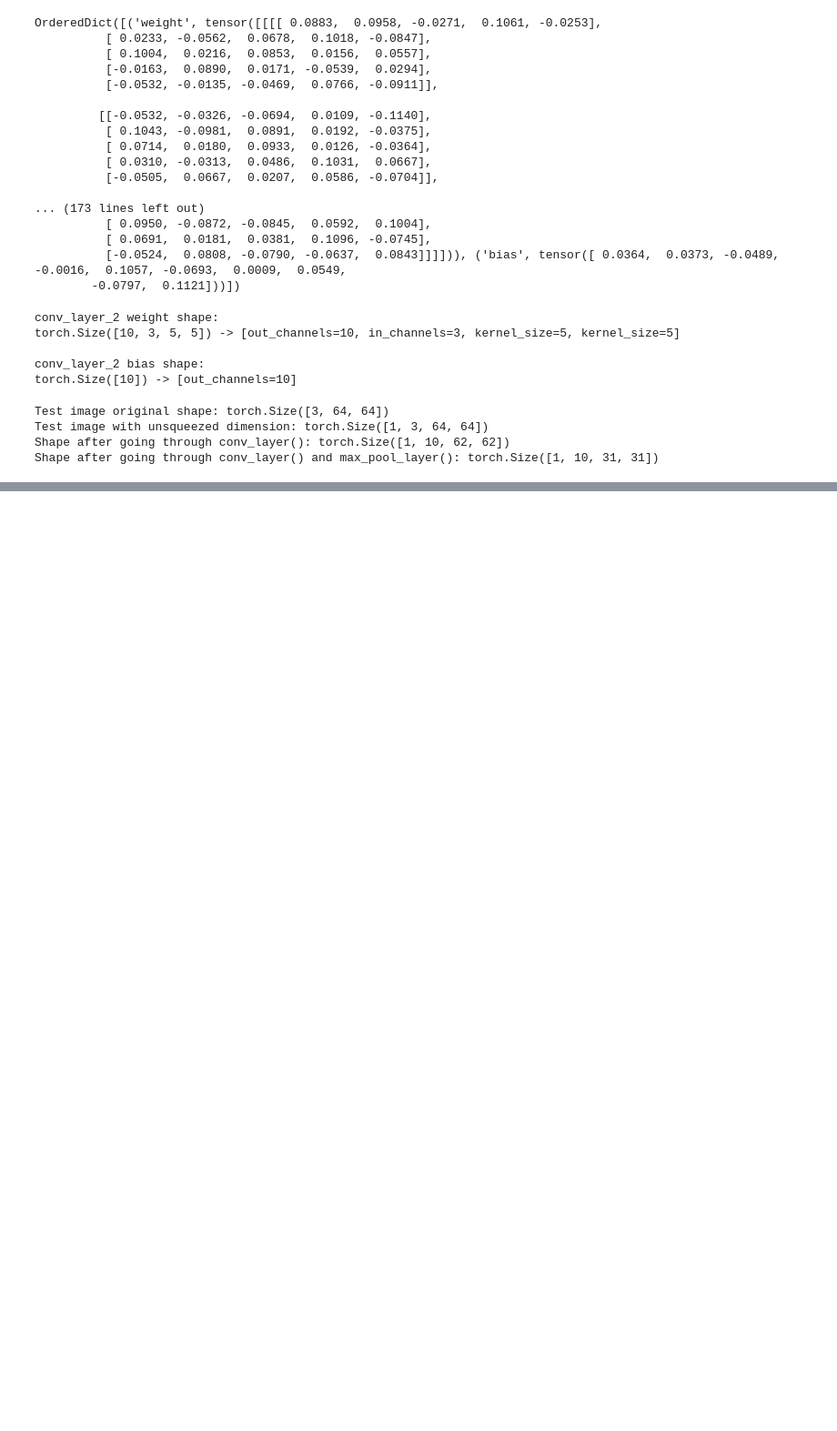
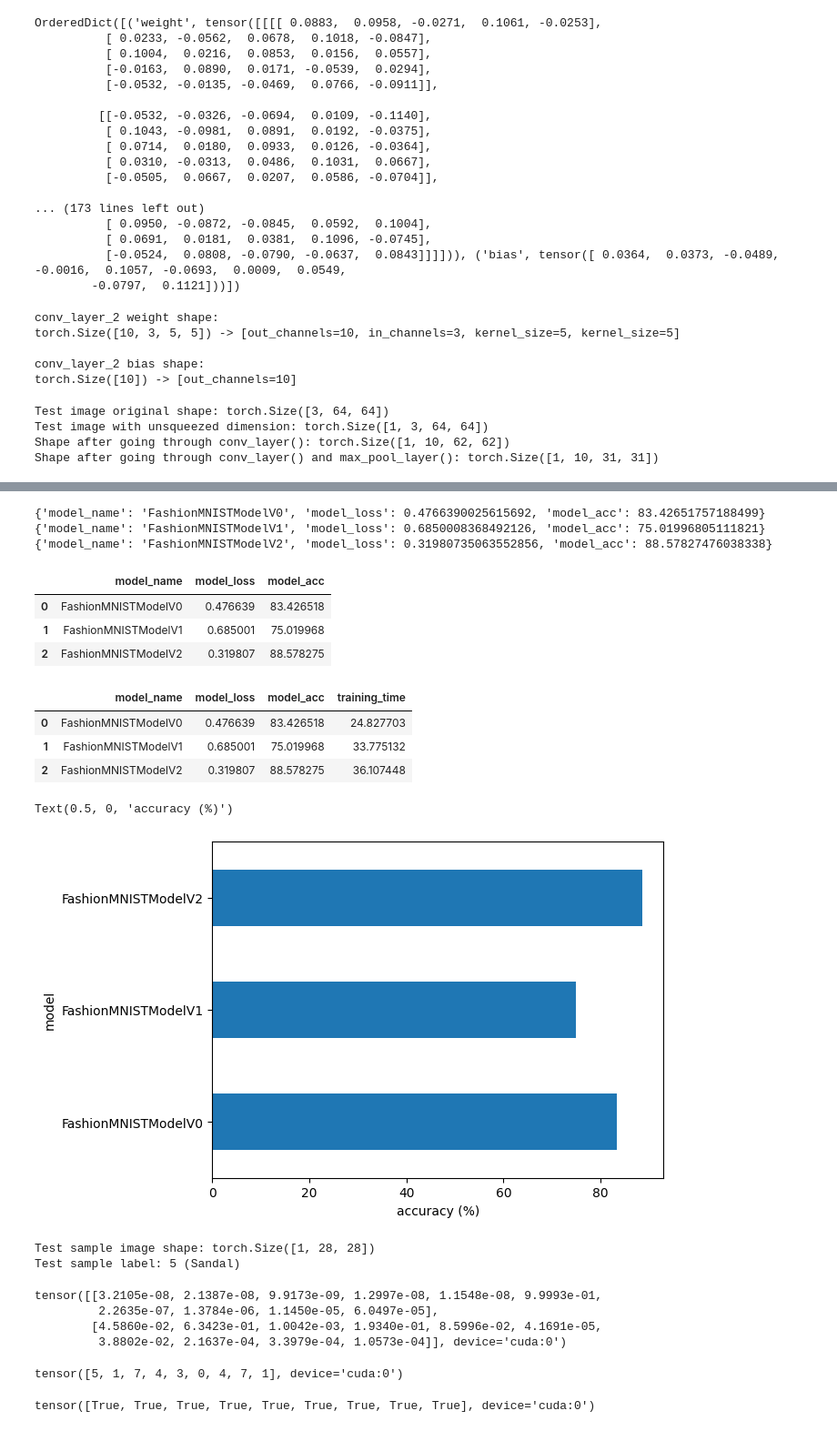
Before and after one commit to AlexanderAKM/Pytorch-Fundamentals, a Jupyter notebook: 03_pytorch_computer_vision.ipynb, the cells around one changed output, grey strips where cells are left out. Shown at 91% size. Saved outputs shown, nothing was run; the diff lists cells and outputs as text; code cells hidden in the pictures; blank space fills up the shorter version.

```diff
--- a/03_pytorch_computer_vision.ipynb
+++ b/03_pytorch_computer_vision.ipynb
@@ -739,0 +763,4 @@ Shape after going through conv_layer() and max_pool_layer(): torch.Size([1, 10,
+# %%
+# Setup loss and optimizer
+loss_fn = nn.CrossEntropyLoss()
+optimizer = torch.optim.SGD(params=model_2.parameters(), lr=0.1)
@@ -739,0 +810,42 @@ Shape after going through conv_layer() and max_pool_layer(): torch.Size([1, 10,
+# %%
+model_2_results = eval_model(
+    model=model_2,
+    data_loader=test_dataloader,
+    loss_fn=loss_fn,
+    accuracy_fn=accuracy_fn
+)
+print(model_0_results)
+print(model_1_results)
+print(model_2_results)
+# %% [output]
+{'model_name': 'FashionMNISTModelV0', 'model_loss': 0.4766390025615692, 'model_acc': 83.42651757188499}
+{'model_name': 'FashionMNISTModelV1', 'model_loss': 0.6850008368492126, 'model_acc': 75.01996805111821}
+{'model_name': 'FashionMNISTModelV2', 'model_loss': 0.31980735063552856, 'model_acc': 88.57827476038338}
+# %%
+import pandas as pd
+compare_results = pd.DataFrame([model_0_results, model_1_results, model_2_results])
+compare_results
+# %% [output]
+|  | model_name | model_loss | model_acc |
+| 0 | FashionMNISTModelV0 | 0.476639 | 83.426518 |
+| 1 | FashionMNISTModelV1 | 0.685001 | 75.019968 |
+| 2 | FashionMNISTModelV2 | 0.319807 | 88.578275 |
+# %%
+# Add training times to results comparison
+compare_results["training_time"] = [total_train_time_model_0,
+                                    total_train_time_model_1,
+                                    total_train_time_model_2]
+compare_results
+# %% [output]
+|  | model_name | model_loss | model_acc | training_time |
+| 0 | FashionMNISTModelV0 | 0.476639 | 83.426518 | 24.827703 |
+| 1 | FashionMNISTModelV1 | 0.685001 | 75.019968 | 33.775132 |
+| 2 | FashionMNISTModelV2 | 0.319807 | 88.578275 | 36.107448 |
+# %%
+# visualize the results
+compare_results.set_index("model_name")["model_acc"].plot(kind="barh")
+plt.ylabel("model")
+plt.xlabel("accuracy (%)")
+# %% [output]
+Text(0.5, 0, 'accuracy (%)')
+[figure, added]
@@ -739,0 +864,34 @@ Shape after going through conv_layer() and max_pool_layer(): torch.Size([1, 10,
+# %%
+import random
+random.seed(42)
+test_samples = []
+test_labels = []
+
+for sample, label in random.sample(list(test_data), k = 9):
+    test_samples.append(sample)
+    test_labels.append(label)
+
+print(f"Test sample image shape: {test_samples[0].shape}\nTest sample label: {test_labels[0]} ({class_names[test_labels[0]]})")
+# %% [output]
+Test sample image shape: torch.Size([1, 28, 28])
+Test sample label: 5 (Sandal)
+# %%
+# Make predictions on test samples with model 2
+pred_probs = make_predictions(model=model_2,
+                              data=test_samples)
+
+pred_probs[:2]
+# %% [output]
+tensor([[3.2105e-08, 2.1387e-08, 9.9173e-09, 1.2997e-08, 1.1548e-08, 9.9993e-01,
+         2.2635e-07, 1.3784e-06, 1.1450e-05, 6.0497e-05],
+        [4.5860e-02, 6.3423e-01, 1.0042e-03, 1.9340e-01, 8.5996e-02, 4.1691e-05,
+         3.8802e-02, 2.1637e-04, 3.3979e-04, 1.0573e-04]], device='cuda:0')
+# %%
+pred_classes = pred_probs.argmax(dim=1)
+pred_classes
+# %% [output]
+tensor([5, 1, 7, 4, 3, 0, 4, 7, 1], device='cuda:0')
+# %%
+torch.tensor(test_labels, device=device) == pred_classes
+# %% [output]
+tensor([True, True, True, True, True, True, True, True, True], device='cuda:0')
```
Also changed, not shown: parts of 12 cells of this notebook.
